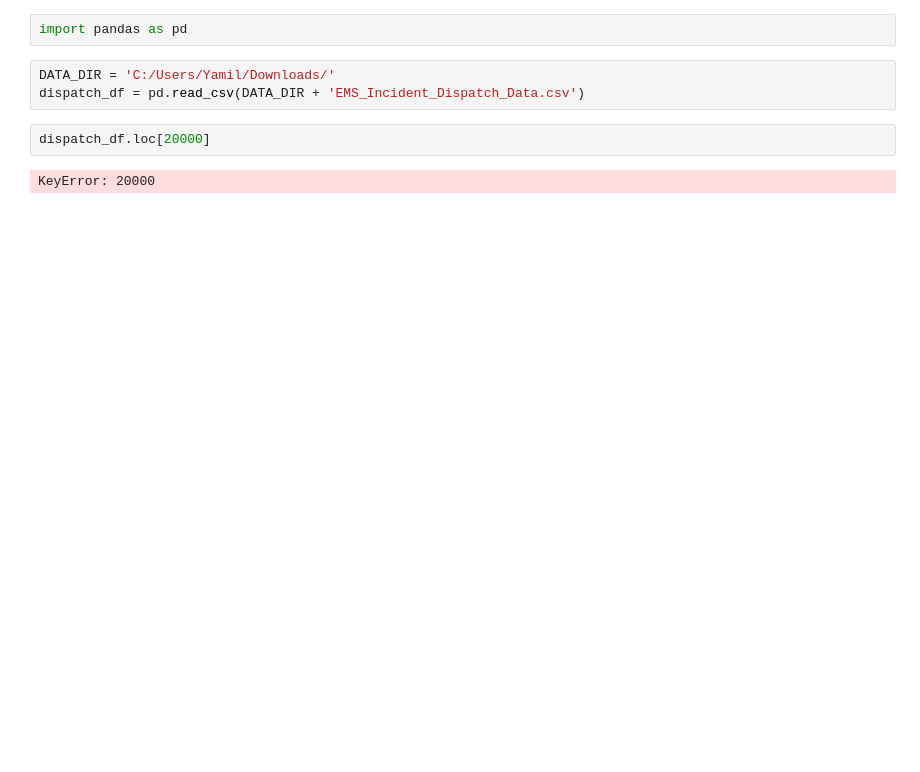
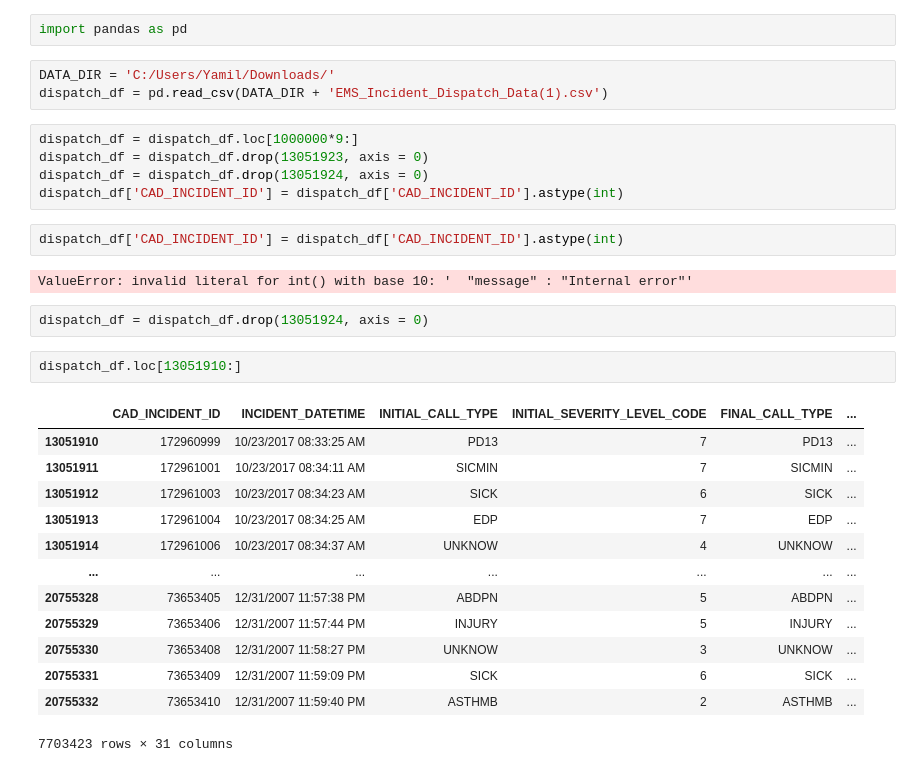
Before and after one commit to yamilbknsu/ems-ny-data, a Jupyter notebook: dispatchData.ipynb, the cells around one changed output. Cells and saved outputs as stored; diff of their text form; blank space fills up the shorter version.

```diff
--- a/dispatchData.ipynb
+++ b/dispatchData.ipynb
@@ -2,8 +2,31 @@
 import pandas as pd
 # %%
 DATA_DIR = 'C:/Users/Yamil/Downloads/'
-dispatch_df = pd.read_csv(DATA_DIR + 'EMS_Incident_Dispatch_Data.csv')
+dispatch_df = pd.read_csv(DATA_DIR + 'EMS_Incident_Dispatch_Data(1).csv')
+# %%
+dispatch_df = dispatch_df.loc[1000000*9:]
+dispatch_df = dispatch_df.drop(13051923, axis = 0)
+dispatch_df = dispatch_df.drop(13051924, axis = 0)
+dispatch_df['CAD_INCIDENT_ID'] = dispatch_df['CAD_INCIDENT_ID'].astype(int)
+# %%
+dispatch_df['CAD_INCIDENT_ID'] = dispatch_df['CAD_INCIDENT_ID'].astype(int)
+# %% [output]
+ValueError: invalid literal for int() with base 10: '  "message" : "Internal error"'
+# %%
+dispatch_df = dispatch_df.drop(13051924, axis = 0)
 # %%
-dispatch_df.loc[20000]
+dispatch_df.loc[13051910:]
 # %% [output]
+|  | CAD_INCIDENT_ID | INCIDENT_DATETIME | INITIAL_CALL_TYPE | INITIAL_SEVERITY_LEVEL_CODE | FINAL_CALL_TYPE | ... |
+| 13051910 | 172960999 | 10/23/2017 08:33:25 AM | PD13 | 7 | PD13 | ... |
+| 13051911 | 172961001 | 10/23/2017 08:34:11 AM | SICMIN | 7 | SICMIN | ... |
+| 13051912 | 172961003 | 10/23/2017 08:34:23 AM | SICK | 6 | SICK | ... |
+| 13051913 | 172961004 | 10/23/2017 08:34:25 AM | EDP | 7 | EDP | ... |
+| 13051914 | 172961006 | 10/23/2017 08:34:37 AM | UNKNOW | 4 | UNKNOW | ... |
+| ... | ... | ... | ... | ... | ... | ... |
+| 20755328 | 73653405 | 12/31/2007 11:57:38 PM | ABDPN | 5 | ABDPN | ... |
+| 20755329 | 73653406 | 12/31/2007 11:57:44 PM | INJURY | 5 | INJURY | ... |
+| 20755330 | 73653408 | 12/31/2007 11:58:27 PM | UNKNOW | 3 | UNKNOW | ... |
+| 20755331 | 73653409 | 12/31/2007 11:59:09 PM | SICK | 6 | SICK | ... |
+| 20755332 | 73653410 | 12/31/2007 11:59:40 PM | ASTHMB | 2 | ASTHMB | ... |
-KeyError: 20000
+7703423 rows × 31 columns
```
Also changed, not shown: parts of 1 cell of this notebook, 22 other files.
